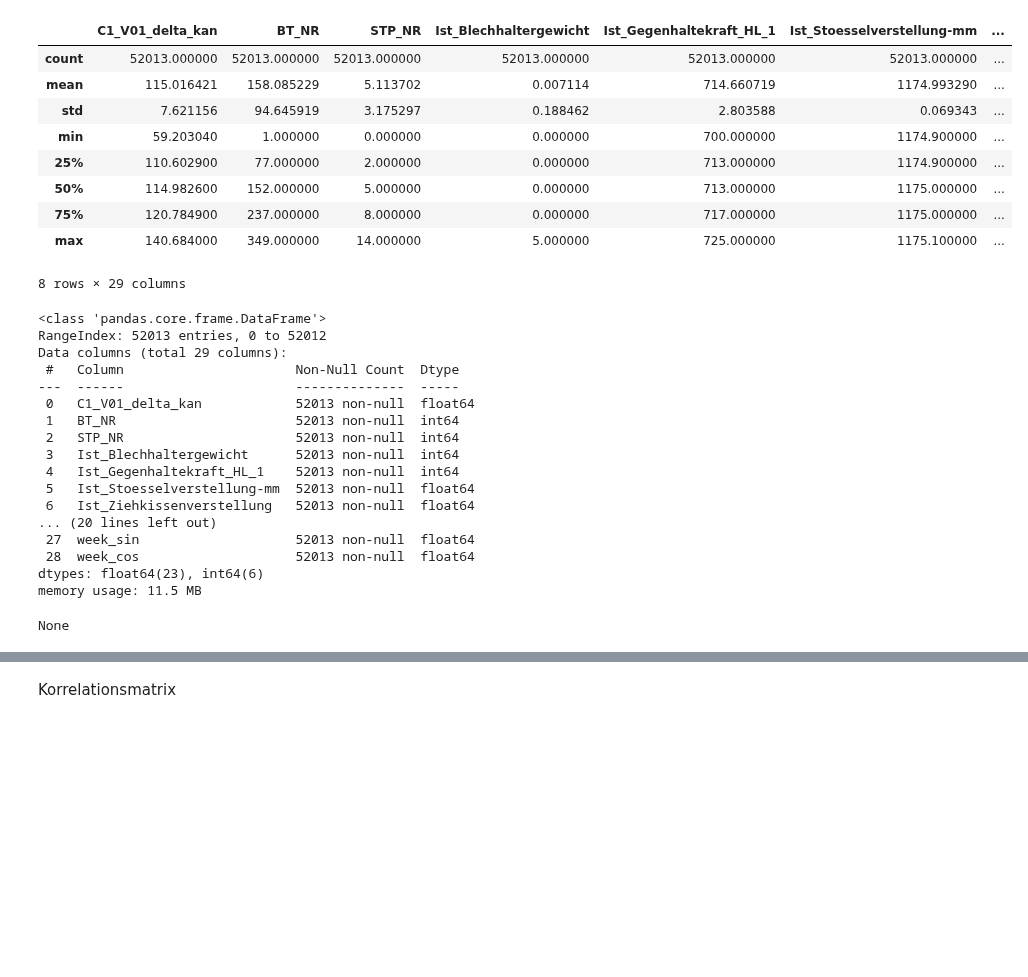
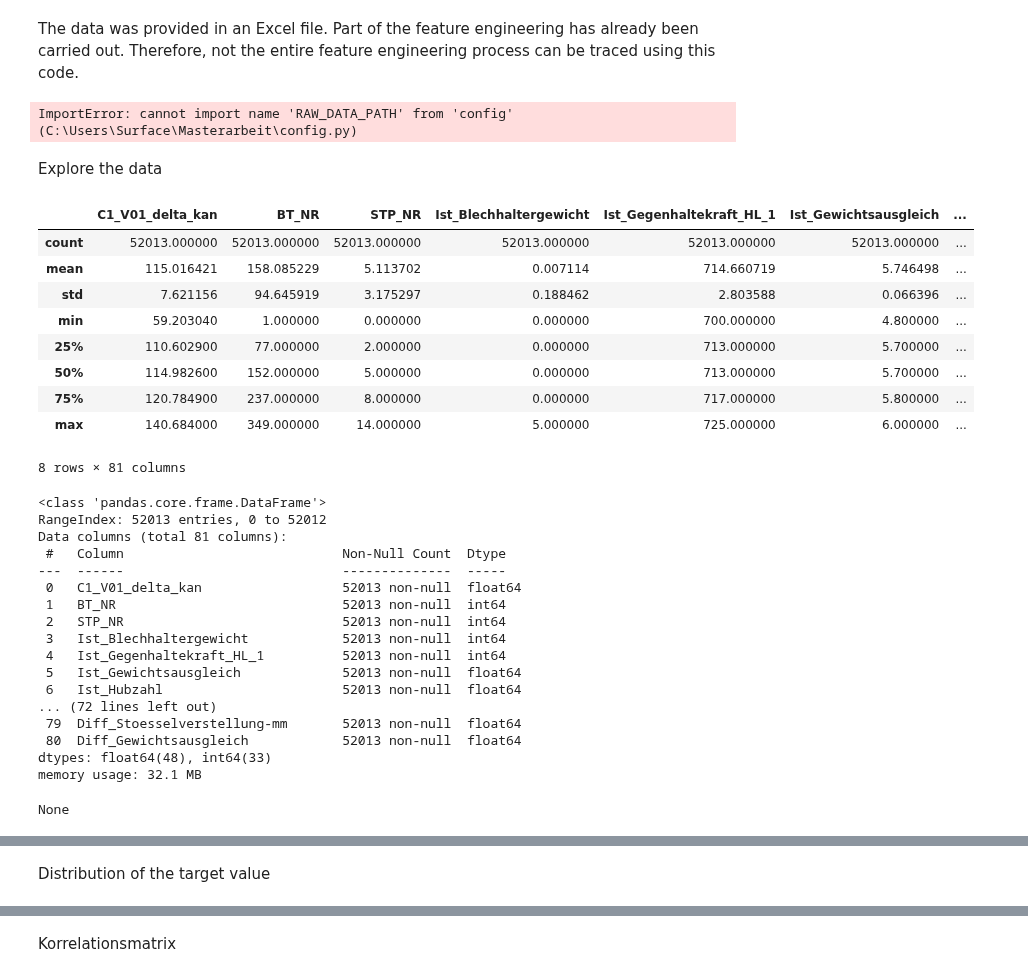
Before and after one commit to Fynn1612/Masterarbeit, a Jupyter notebook: data/Produktionsdaten/data_analysis_Prod_data.ipynb, the cells around one changed output, grey strips where cells are left out. Saved outputs shown, nothing was run; the diff lists cells and outputs as text; code cells hidden in the pictures; blank space fills up the shorter version.

Commit message:
Path changes

```diff
--- a/data/Produktionsdaten/data_analysis_Prod_data.ipynb
+++ b/data/Produktionsdaten/data_analysis_Prod_data.ipynb
@@ -1,49 +1,67 @@
+# %% [markdown]
+The data was provided in an Excel file. Part of the feature engineering has already been carried out. Therefore, not the entire feature engineering process can be traced using this code.
 # %%
+import os
+import sys
 import pandas as pd
-import os
 import seaborn as sns
 import matplotlib.pyplot as plt
 from sklearn.feature_selection import f_regression, mutual_info_regression
 
+# check the computer name and set the path accordingly
+if os.environ['COMPUTERNAME'] == 'FYNN':            # name of surface PC
+    sys.path.append(r'C:\Users\Surface\Masterarbeit')
+elif os.environ['COMPUTERNAME'] == 'FYNNS-PC':  # desktop name
+    sys.path.append(r'C:\Users\test\Masterarbeit')
 
-path = r"C:\Users\Surface\Masterarbeit\data\Produktionsdaten\WZ_2_Feature_Engineered_vorsortiert_Fynn1.xlsx"
-#path = r"C:\Users\Surface\Masterarbeit\data\Produktionsdaten\WZ_2_Feature_Engineered_vorsortiert.xlsx"
+else:
+    raise ValueError("Unbekannter Computername: " + os.environ['COMPUTERNAME'])
 
-prod_data_df = pd.read_excel(path)
+# path = r"C:\Users\Surface\Masterarbeit\data\Produktionsdaten\WZ_2_Feature_Engineered_1.xlsx"
+# #path = r"C:\Users\Surface\Masterarbeit\data\Produktionsdaten\WZ_2_Feature_Engineered_vorsortiert.xlsx"
+
+from config import RAW_DATA_PATH, SAVE_PATH
+
+prod_data_df = pd.read_excel(RAW_DATA_PATH)
+# %% [output]
+ImportError: cannot import name 'RAW_DATA_PATH' from 'config' (C:\Users\Surface\Masterarbeit\config.py)
+# %% [markdown]
+Explore the data
 # %%
 #get some insights into the data
 display(prod_data_df.describe())
 display(prod_data_df.info())
 
-# Check for categorial variables
-number_unique = df.nunique(axis = 0).sort_values(ascending=False)
+print(prod_data_df.columns)
+# Check for categorial variables, i.e. variables with a low number of unique values
+number_unique = prod_data_df.nunique(axis = 0).sort_values(ascending=False)
 display(number_unique)
 # %% [output]
-|  | C1_V01_delta_kan | BT_NR | STP_NR | Ist_Blechhaltergewicht | Ist_Gegenhaltekraft_HL_1 | Ist_Stoesselverstellung-mm | ... |
+|  | C1_V01_delta_kan | BT_NR | STP_NR | Ist_Blechhaltergewicht | Ist_Gegenhaltekraft_HL_1 | Ist_Gewichtsausgleich | ... |
 | count | 52013.000000 | 52013.000000 | 52013.000000 | 52013.000000 | 52013.000000 | 52013.000000 | ... |
-| mean | 115.016421 | 158.085229 | 5.113702 | 0.007114 | 714.660719 | 1174.993290 | ... |
-| std | 7.621156 | 94.645919 | 3.175297 | 0.188462 | 2.803588 | 0.069343 | ... |
-| min | 59.203040 | 1.000000 | 0.000000 | 0.000000 | 700.000000 | 1174.900000 | ... |
-| 25% | 110.602900 | 77.000000 | 2.000000 | 0.000000 | 713.000000 | 1174.900000 | ... |
-| 50% | 114.982600 | 152.000000 | 5.000000 | 0.000000 | 713.000000 | 1175.000000 | ... |
-| 75% | 120.784900 | 237.000000 | 8.000000 | 0.000000 | 717.000000 | 1175.000000 | ... |
-| max | 140.684000 | 349.000000 | 14.000000 | 5.000000 | 725.000000 | 1175.100000 | ... |
+| mean | 115.016421 | 158.085229 | 5.113702 | 0.007114 | 714.660719 | 5.746498 | ... |
+| std | 7.621156 | 94.645919 | 3.175297 | 0.188462 | 2.803588 | 0.066396 | ... |
+| min | 59.203040 | 1.000000 | 0.000000 | 0.000000 | 700.000000 | 4.800000 | ... |
+| 25% | 110.602900 | 77.000000 | 2.000000 | 0.000000 | 713.000000 | 5.700000 | ... |
+| 50% | 114.982600 | 152.000000 | 5.000000 | 0.000000 | 713.000000 | 5.700000 | ... |
+| 75% | 120.784900 | 237.000000 | 8.000000 | 0.000000 | 717.000000 | 5.800000 | ... |
+| max | 140.684000 | 349.000000 | 14.000000 | 5.000000 | 725.000000 | 6.000000 | ... |
-8 rows × 29 columns
+8 rows × 81 columns
 <class 'pandas.core.frame.DataFrame'>
 RangeIndex: 52013 entries, 0 to 52012
-Data columns (total 29 columns):
- #   Column                      Non-Null Count  Dtype
----  ------                      --------------  -----
- 0   C1_V01_delta_kan            52013 non-null  float64
- 1   BT_NR                       52013 non-null  int64
- 2   STP_NR                      52013 non-null  int64
- 3   Ist_Blechhaltergewicht      52013 non-null  int64
- 4   Ist_Gegenhaltekraft_HL_1    52013 non-null  int64
- 5   Ist_Stoesselverstellung-mm  52013 non-null  float64
- 6   Ist_Ziehkissenverstellung   52013 non-null  float64
-... (20 lines left out)
- 27  week_sin                    52013 non-null  float64
- 28  week_cos                    52013 non-null  float64
-dtypes: float64(23), int64(6)
-memory usage: 11.5 MB
+Data columns (total 81 columns):
+ #   Column                            Non-Null Count  Dtype
+---  ------                            --------------  -----
+ 0   C1_V01_delta_kan                  52013 non-null  float64
+ 1   BT_NR                             52013 non-null  int64
+ 2   STP_NR                            52013 non-null  int64
+ 3   Ist_Blechhaltergewicht            52013 non-null  int64
+ 4   Ist_Gegenhaltekraft_HL_1          52013 non-null  int64
+ 5   Ist_Gewichtsausgleich             52013 non-null  float64
+ 6   Ist_Hubzahl                       52013 non-null  float64
+... (72 lines left out)
+ 79  Diff_Stoesselverstellung-mm       52013 non-null  float64
+ 80  Diff_Gewichtsausgleich            52013 non-null  float64
+dtypes: float64(48), int64(33)
+memory usage: 32.1 MB
 None
@@ -66,0 +100,2 @@ dtype: int64
+# %% [markdown]
+Distribution of the target value
```
Also changed, not shown: parts of 4 cells of this notebook, 1 other file.
